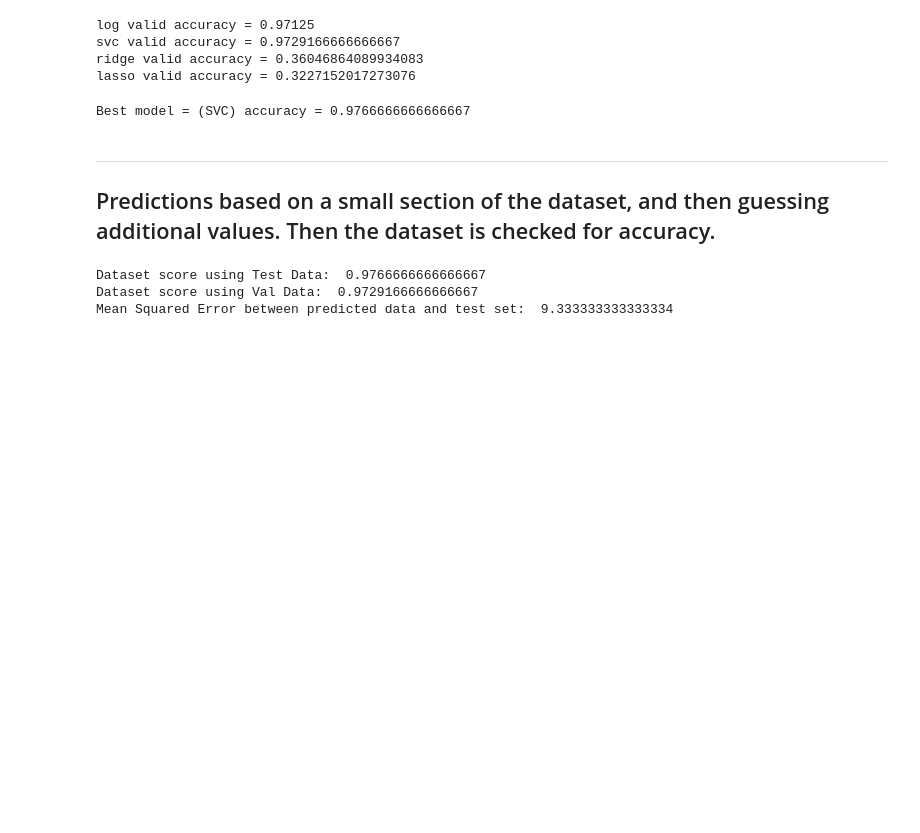
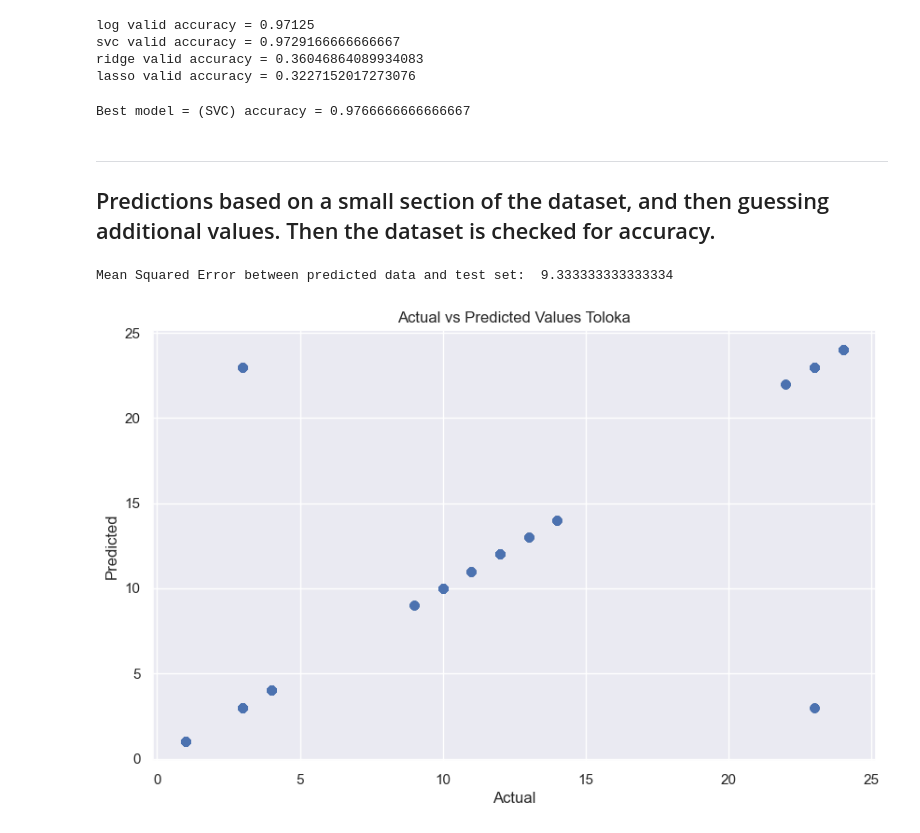
Before and after one commit to NicholasBerns/DataScienceProject, a Jupyter notebook: toloka_models.ipynb, the cells around one changed output. Drawn from its saved outputs; the diff is of its cells as text; code cells hidden in the pictures; blank space fills up the shorter version.

```diff
--- a/toloka_models.ipynb
+++ b/toloka_models.ipynb
@@ -284,15 +284,21 @@ Then the dataset is checked for accuracy.
 # %%
 # Predict using the "best" model picked earlier
 y_pred = best.predict(Xtest)
-print("Dataset score using Test Data: ", best.score(Xtest, Ytest))
-print("Dataset score using Val Data: ", best.score(Xval, Yval))
 
 # Print out Mean Squared Error for predicted data and the data in the test set
 print("Mean Squared Error between predicted data and test set: ", mean_squared_error(y_pred, Ytest))
+
+# Visualize actual vs predicted values
+plt.figure(figsize=(10, 6))
+plt.scatter(Ytest, y_pred)
+plt.xlabel('Actual')
+plt.ylabel('Predicted')
+plt.title('Actual vs Predicted Values Toloka')
+plt.grid(True)
+plt.show()
 # %% [output]
-Dataset score using Test Data:  0.9766666666666667
-Dataset score using Val Data:  0.9729166666666667
 Mean Squared Error between predicted data and test set:  9.333333333333334
+[figure, added]
 # %%
 #Inverts Scale and Encoding for the X test predictor length_use
 X_length_use = pd.DataFrame(scale.inverse_transform(Xtest), columns=Xtest.columns)
```
Also changed, not shown: parts of 1 cell of this notebook, 1 other file.
